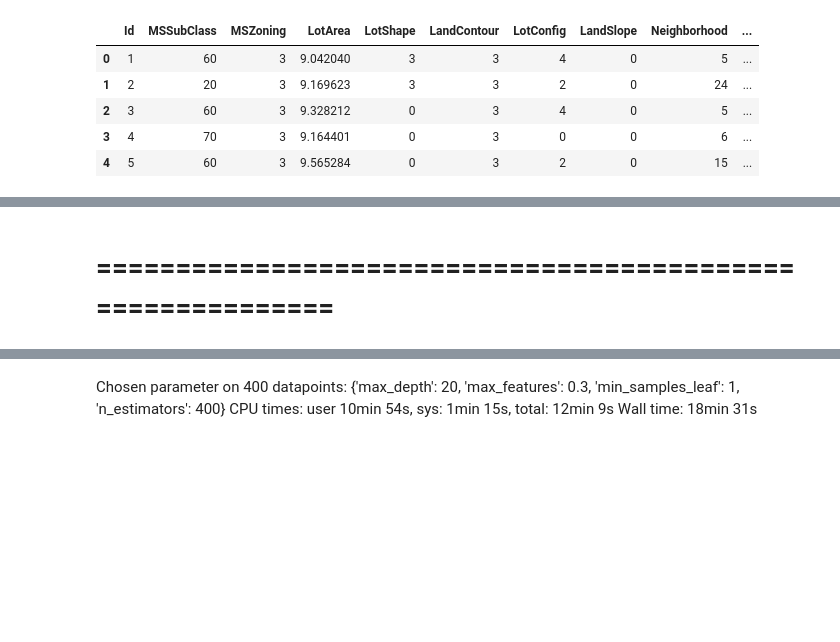
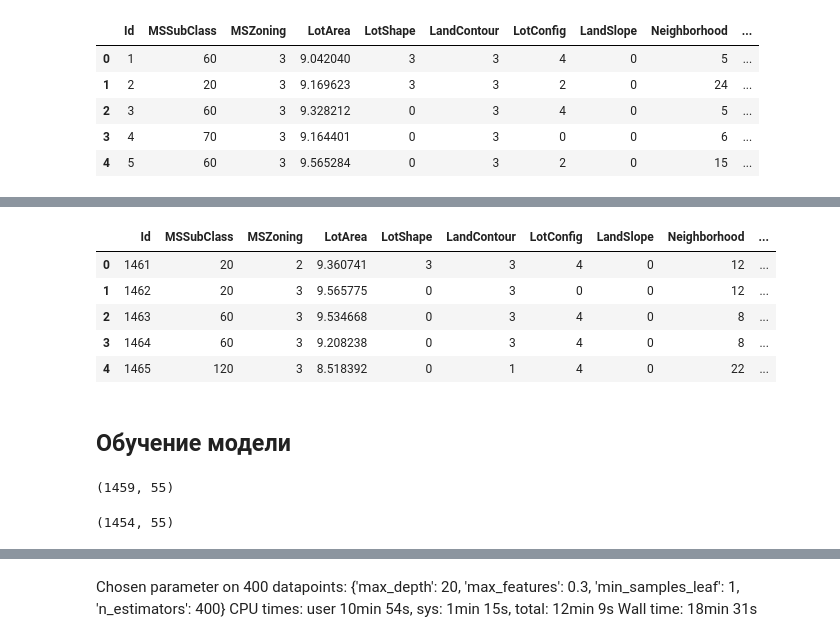
Before and after one commit to Nikita-lys/kaggle-house-prices, a Jupyter notebook: main.ipynb, the cells around one changed output, grey strips where cells are left out. Cells and saved outputs as stored; diff of their text form; code cells hidden in the pictures; blank space fills up the shorter version.

```diff
--- a/main.ipynb
+++ b/main.ipynb
@@ -787,2 +798,11 @@ train.head()
+# %%
+test.head()
+# %% [output]
+|  | Id | MSSubClass | MSZoning | LotArea | LotShape | LandContour | LotConfig | LandSlope | Neighborhood | ... |
+| 0 | 1461 | 20 | 2 | 9.360741 | 3 | 3 | 4 | 0 | 12 | ... |
+| 1 | 1462 | 20 | 3 | 9.565775 | 0 | 3 | 0 | 0 | 12 | ... |
+| 2 | 1463 | 60 | 3 | 9.534668 | 0 | 3 | 4 | 0 | 8 | ... |
+| 3 | 1464 | 60 | 3 | 9.208238 | 0 | 3 | 4 | 0 | 8 | ... |
+| 4 | 1465 | 120 | 3 | 8.518392 | 0 | 1 | 4 | 0 | 22 | ... |
 # %% [markdown]
-# ===========================================================
+## Обучение модели
@@ -788,0 +814,8 @@ train.head()
+# %%
+X_test.shape
+# %% [output]
+(1459, 55)
+# %%
+X_train.shape
+# %% [output]
+(1454, 55)
```
Also changed, not shown: parts of 46 cells of this notebook.
